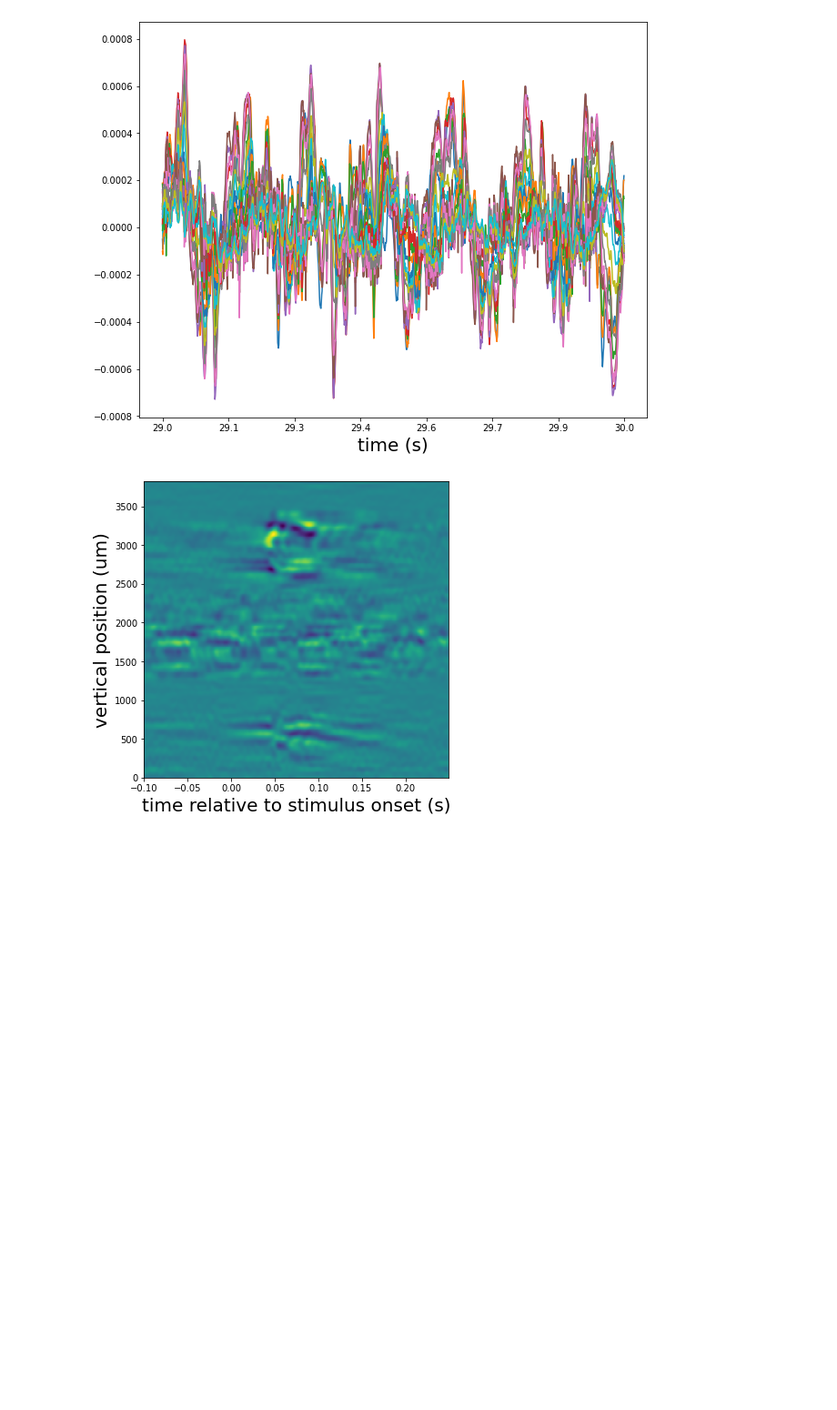
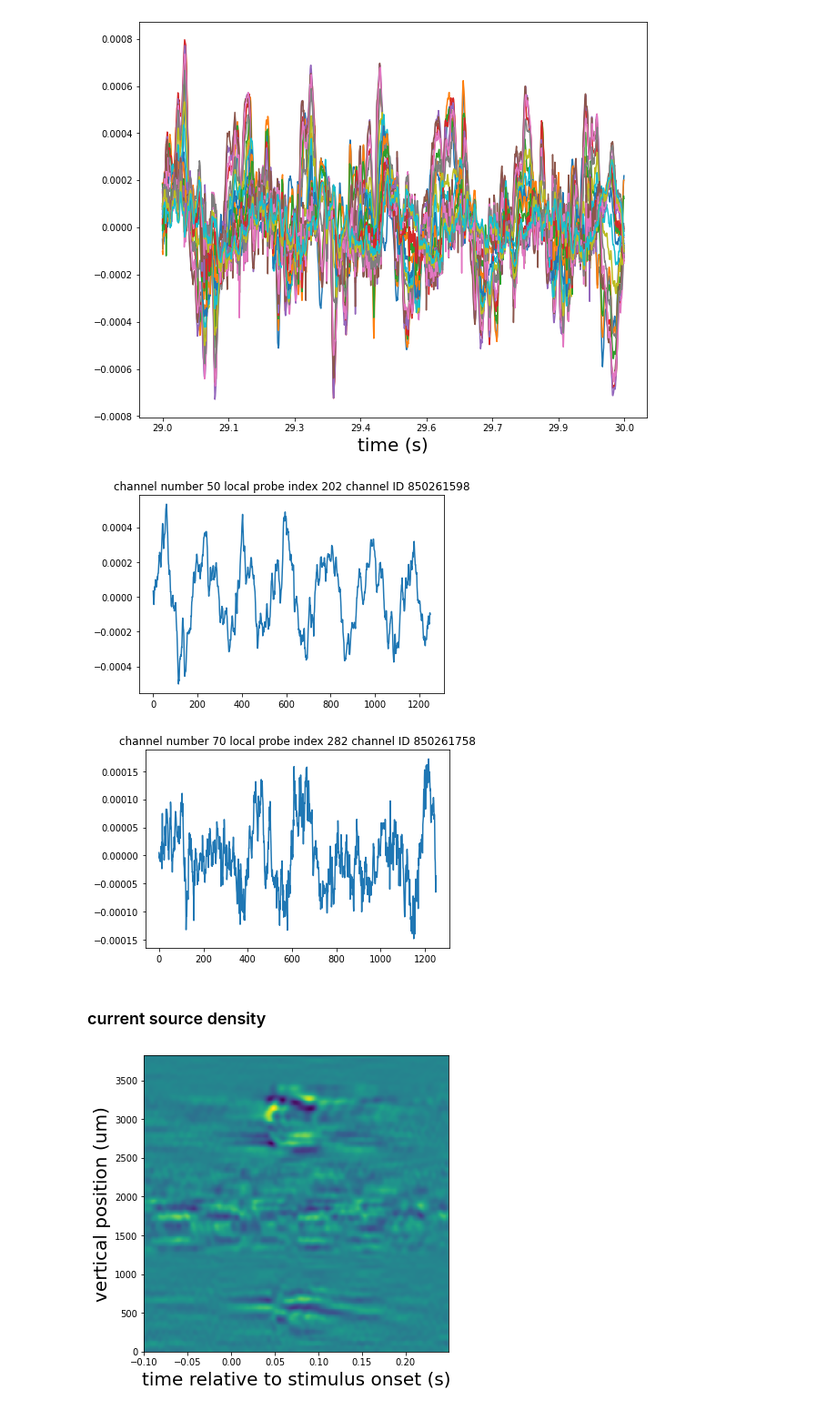
Before and after one commit to ikharitonov/allen-neuropixel-LFPs, a Jupyter notebook: session_715093703.ipynb, the cells around one changed output. Shown at 91% size. Cells and saved outputs as stored; diff of their text form; code cells hidden in the pictures; blank space fills up the shorter version.

Commit message:
LFP channel index matching

```diff
--- a/session_715093703.ipynb
+++ b/session_715093703.ipynb
@@ -9,9 +9,8 @@ from pathlib import Path
 from allensdk.brain_observatory.ecephys.ecephys_project_cache import EcephysProjectCache
 # %%
 output_dir = Path.home() / 'Desktop' / 'ecephys_data'
-manifest_path = os.path.join(output_dir, "manifest.json")
 
-cache = EcephysProjectCache.from_warehouse(manifest=manifest_path)
+cache = EcephysProjectCache.from_warehouse(manifest=output_dir / 'manifest.json')
 # %%
 session_id = 715093703
 # %%
@@ -92,0 +107,3 @@ Coordinates:
+# %%
+temp_channels_df = cache.get_channels()
+lfp_channel_dict = {temp_channels_df.loc[k].local_index.item():k  for k in lfp.channel.values}
@@ -150,6 +174,25 @@ plt.show()
 # %% [output]
 LFP time traces for structure CA1
 [figure]
+# %%
+window1 = np.where(np.logical_and(lfp["time"] < 30, lfp["time"] >= 29))[0]
+
+channel_num = 50 # CA1
+plt.title(f"channel number {channel_num} local probe index {list(lfp_channel_dict.keys())[channel_num]} channel ID {lfp_channel_dict[list(lfp_channel_dict.keys())[channel_num]]}")
+window2 = np.where(lfp['channel']==lfp_channel_dict[list(lfp_channel_dict.keys())[channel_num]])[0]
+plt.plot(lfp[{"channel": window2, "time":window1}])
+plt.show()
+
+channel_num = 70 # VISp
+plt.title(f"channel number {channel_num} local probe index {list(lfp_channel_dict.keys())[channel_num]} channel ID {lfp_channel_dict[list(lfp_channel_dict.keys())[channel_num]]}")
+window2 = np.where(lfp['channel']==lfp_channel_dict[list(lfp_channel_dict.keys())[channel_num]])[0]
+plt.plot(lfp[{"channel": window2, "time":window1}])
+plt.show()
+# %% [output]
+[figure, added]
+[figure, added]
+# %% [markdown]
+### current source density
 # %%
 from scipy.ndimage.filters import gaussian_filter
 
```
Also changed, not shown: parts of 8 cells of this notebook.
